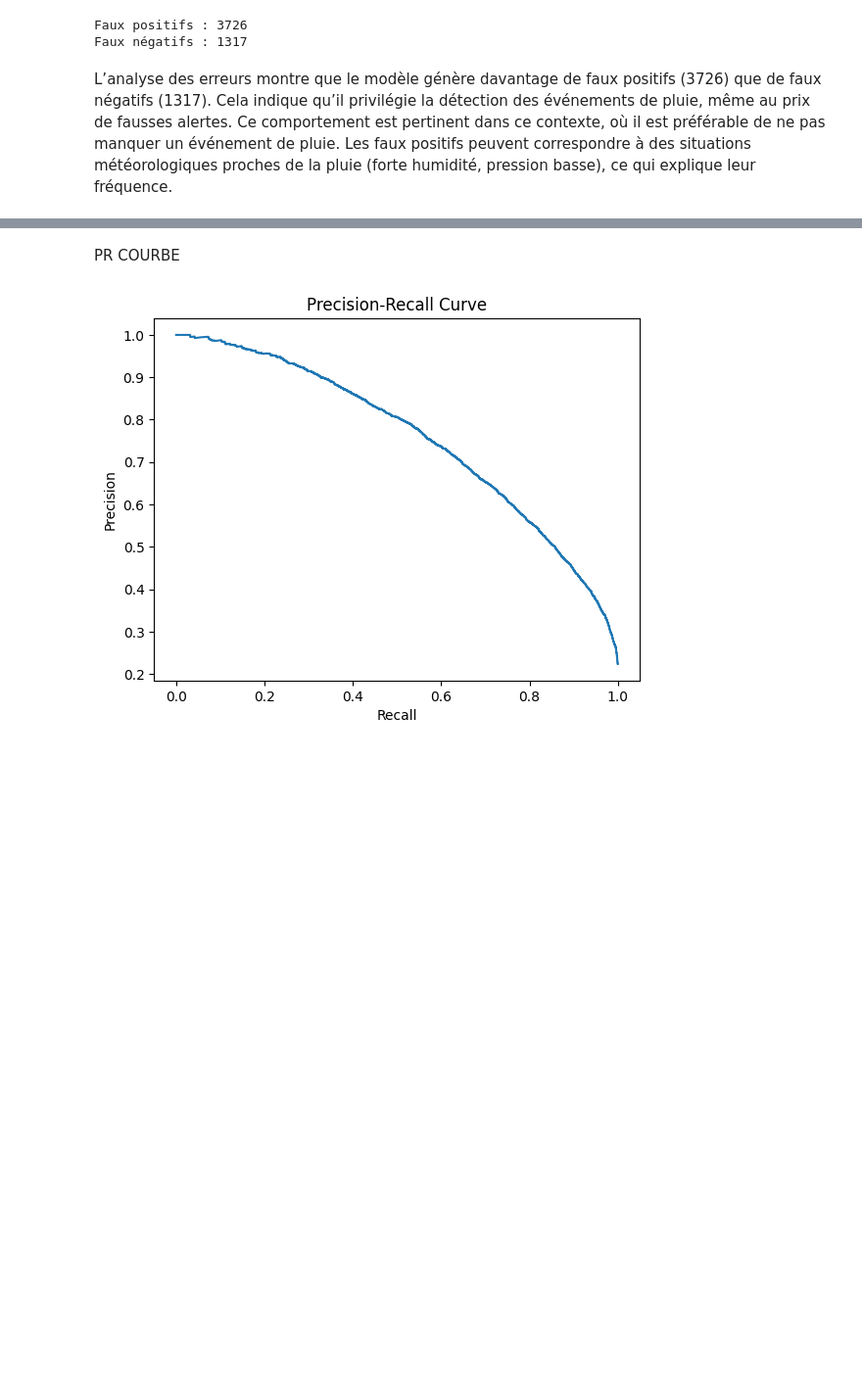
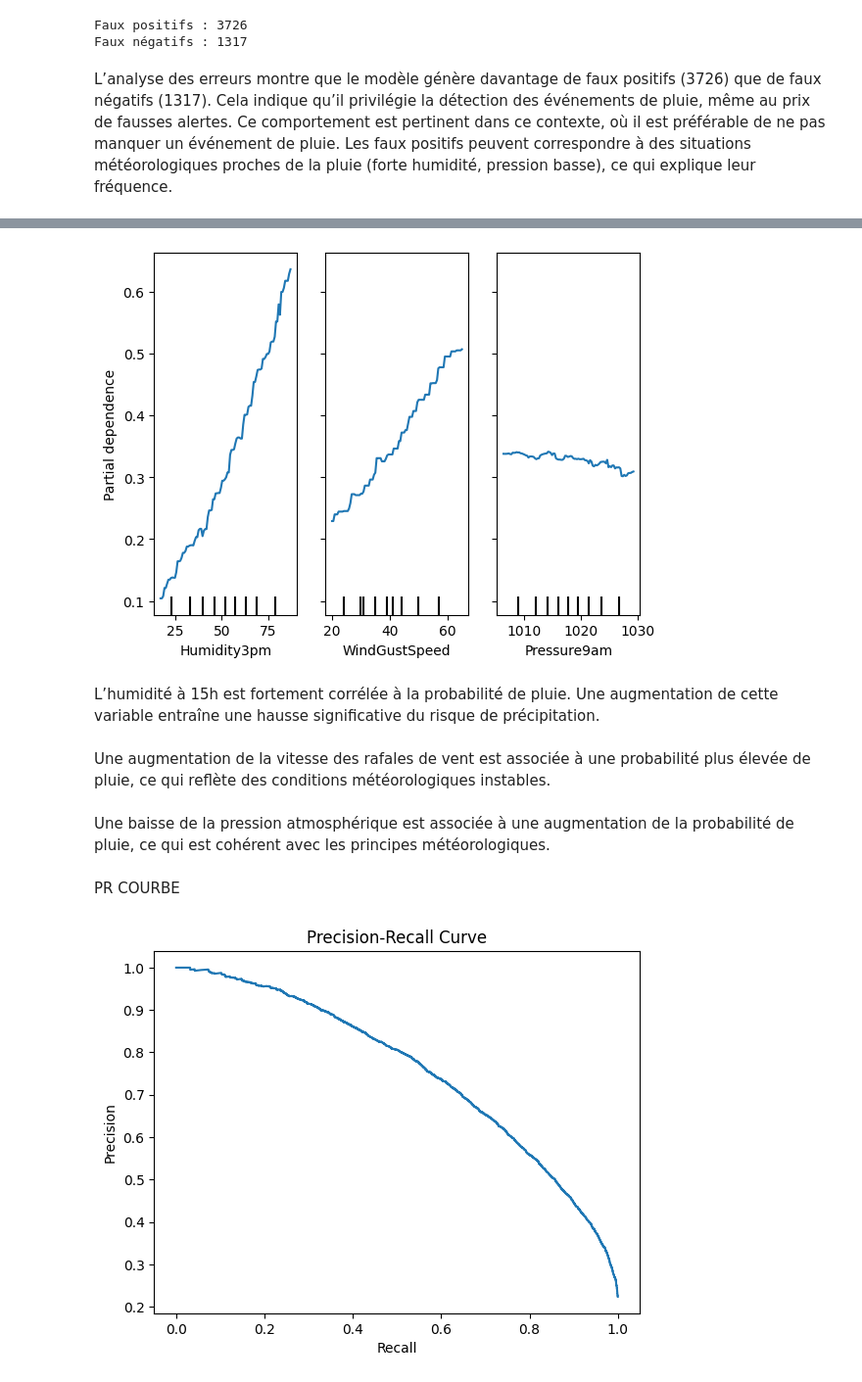
Before and after one commit to Herman1010/RainPrediction, a Jupyter notebook: notebooks/models/tuning.ipynb, the cells around one changed output, grey strips where cells are left out. Shown at 98% size. Saved outputs shown, nothing was run; the diff lists cells and outputs as text; code cells hidden in the pictures; blank space fills up the shorter version.

```diff
--- a/notebooks/models/tuning.ipynb
+++ b/notebooks/models/tuning.ipynb
@@ -126,3 +186,23 @@ Les faux positifs peuvent correspondre à des situations météorologiques proch
+# %%
+from sklearn.inspection import PartialDependenceDisplay
+
+features = ["Humidity3pm","WindGustSpeed", "Pressure9am"]
+
+PartialDependenceDisplay.from_estimator(
+    best_model,
+    X,
+    features
+)
+
+plt.show()
+# %% [output]
+[figure, added]
+# %% [markdown]
+L’humidité à 15h est fortement corrélée à la probabilité de pluie. Une augmentation de cette variable entraîne une hausse significative du risque de précipitation.
+# %% [markdown]
+Une augmentation de la vitesse des rafales de vent est associée à une probabilité plus élevée de pluie, ce qui reflète des conditions météorologiques instables.
+# %% [markdown]
+Une baisse de la pression atmosphérique est associée à une augmentation de la probabilité de pluie, ce qui est cohérent avec les principes météorologiques.
 # %% [markdown]
 PR COURBE
 # %%
```
Also changed, not shown: parts of 3 cells of this notebook, 2 other files.
